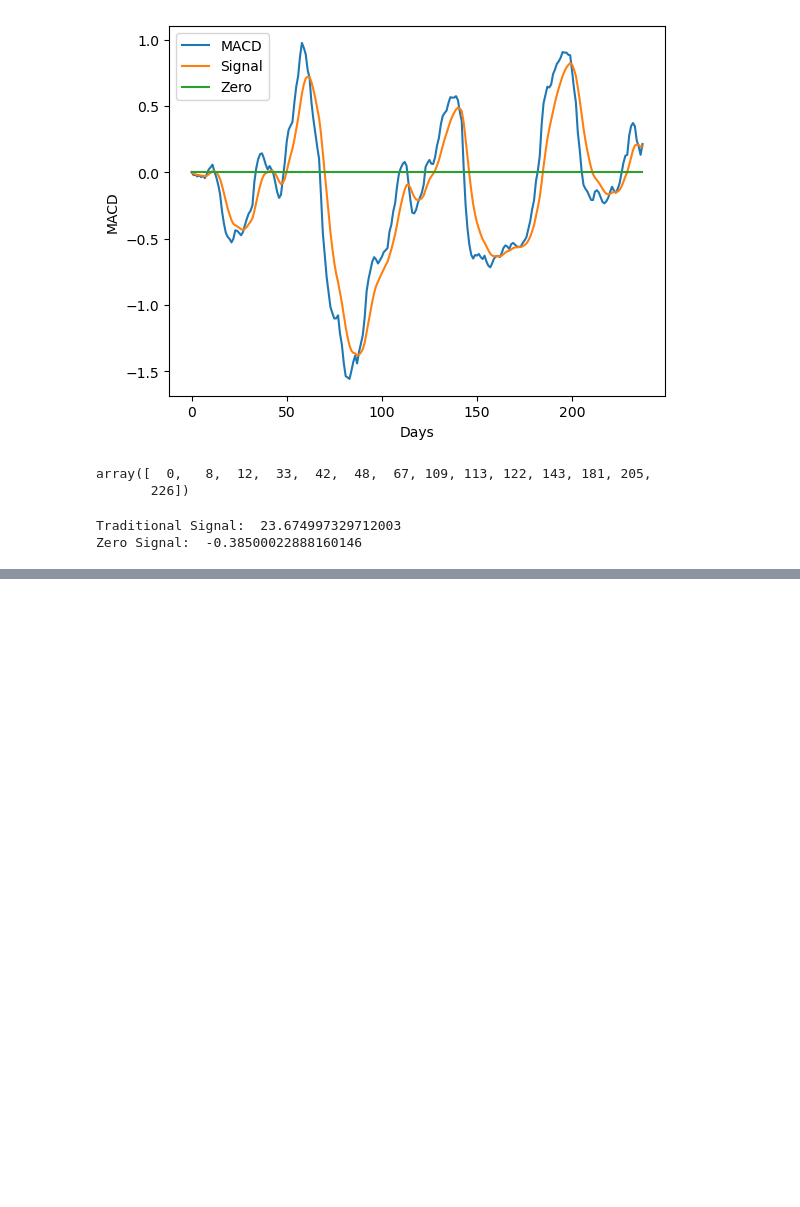
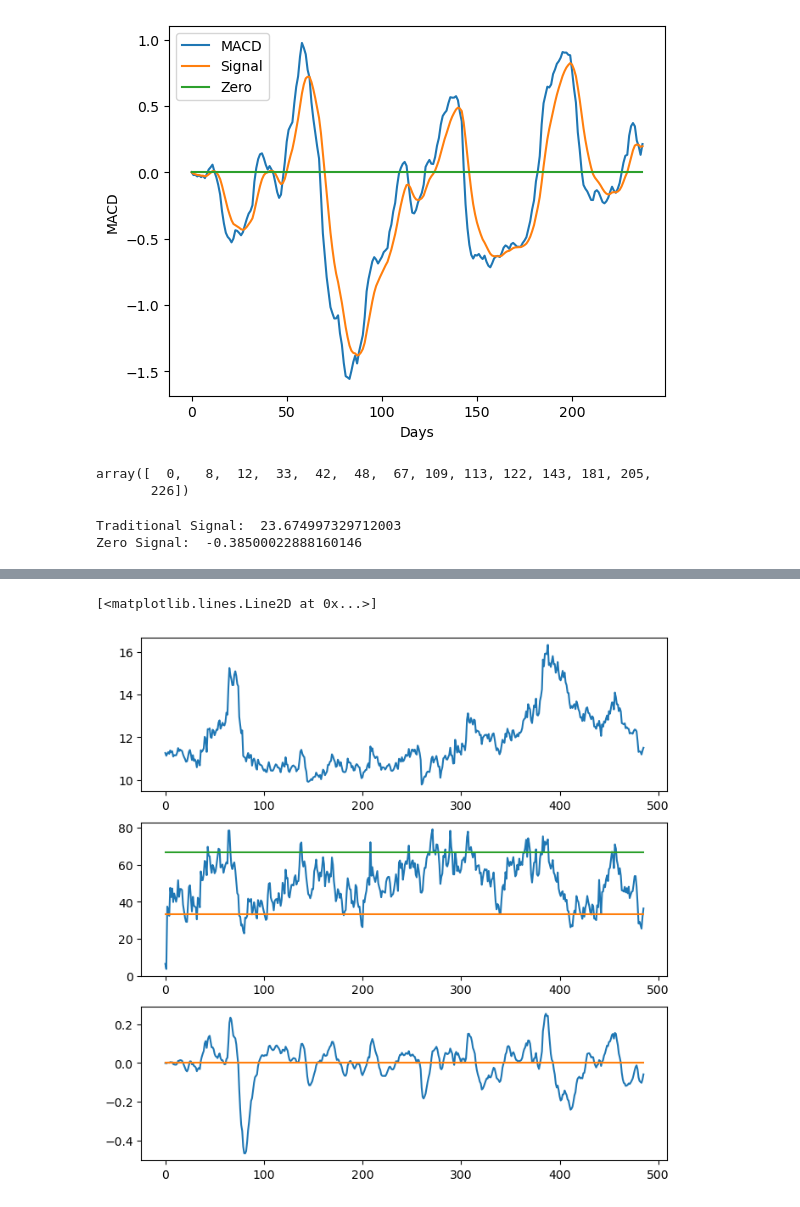
Before and after one commit to a1kyritsis/flipr, a Jupyter notebook: retreaval.ipynb, the cells around one changed output, grey strips where cells are left out. Cells and saved outputs as stored; diff of their text form; code cells hidden in the pictures; blank space fills up the shorter version.

```diff
--- a/retreaval.ipynb
+++ b/retreaval.ipynb
@@ -113,8 +111,8 @@ for i in range(4752):
     x_zero = [0 for i in range(length)]
     buy_signal_index = np.argwhere(np.diff(np.sign(macd12_24 - signal9))).flatten()
     buy_0_index = np.argwhere(np.diff(np.sign(macd12_24 - x_zero))).flatten()
-    buy_signal = close_price.iloc[buy_signal_index]
-    buy_zero = close_price.iloc[buy_0_index]
+    buy_signal = close_price.iloc[buy_signal_index+1] #Might need to add 1 to indexes here to make it fair
+    buy_zero = close_price.iloc[buy_0_index+1] #Might need to add 1 to indexes here to make it fair
 
     sum_signal = 0
     sum_zero = 0
@@ -161,0 +189,22 @@ Percent return zero: 69.77934115645918
+# %%
+temp = loaddata("r_ti2", 20190101, 20201231)
+temp1 = loaddata("mid_close", 20190101, 20201231)
+test1 = temp1.iloc[2].dropna().ewm(span=12, ignore_na=True).mean()
+test2 = temp1.iloc[2].dropna().ewm(span=26, ignore_na=True).mean()
+macd = test1 - test2
+signal = macd.ewm(span=9, ignore_na=True).mean()
+xzero = [0 for i in range(len(macd))]
+rsi = RSI(temp.iloc[2], 12)
+
+fig, ax = plt.subplots(3, figsize = (8, 8))
+ax[0].plot(np.array(temp1.iloc[2].dropna()))
+ax[1].plot(rsi)
+ax[1].plot([33.3 for i in range(len(rsi))])
+ax[1].plot([66.6 for i in range(len(rsi))])
+ax[2].plot(np.array(MACD(temp1.iloc[2],26,12,9)), label="MACD")
+#ax[2].plot(np.array(macd), label="MACD")
+#ax[2].plot(np.array(signal), label="Signal")
+ax[2].plot(np.array(xzero), label="Zero")
+# %% [output]
+[<matplotlib.lines.Line2D at 0x...>]
+[figure, added]
```
Also changed, not shown: parts of 5 cells of this notebook, 3 other files.
